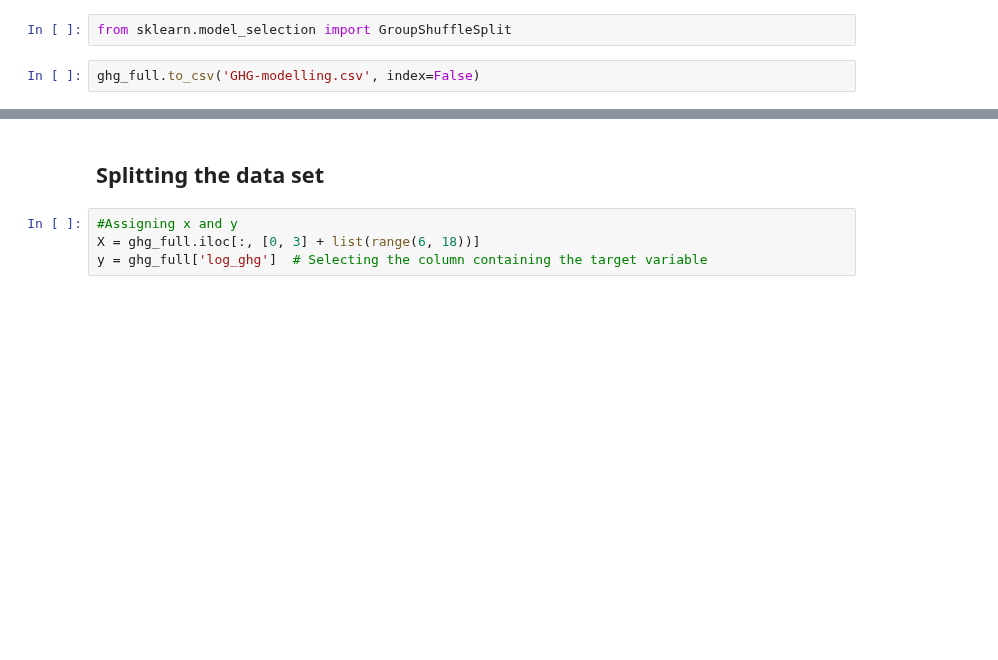
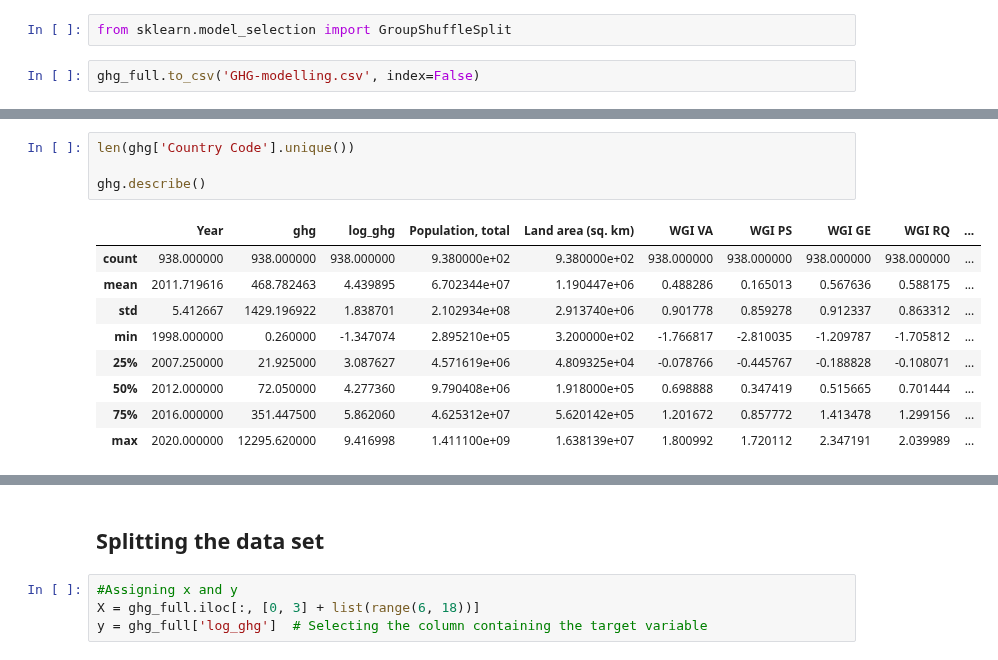
Before and after one commit to marcbarc19/DataScienceExam, a Jupyter notebook: ghg-modelling.ipynb, the cells around one changed output, grey strips where cells are left out. Saved outputs shown, nothing was run; the diff lists cells and outputs as text; blank space fills up the shorter version.

```diff
--- a/ghg-modelling.ipynb
+++ b/ghg-modelling.ipynb
@@ -273,0 +311,14 @@ ghg_full.to_csv('GHG-modelling.csv', index=False)
+# %%
+len(ghg['Country Code'].unique())
+
+ghg.describe()
+# %% [output]
+|  | Year | ghg | log_ghg | Population, total | Land area (sq. km) | WGI VA | WGI PS | WGI GE | WGI RQ | ... |
+| count | 938.000000 | 938.000000 | 938.000000 | 9.380000e+02 | 9.380000e+02 | 938.000000 | 938.000000 | 938.000000 | 938.000000 | ... |
+| mean | 2011.719616 | 468.782463 | 4.439895 | 6.702344e+07 | 1.190447e+06 | 0.488286 | 0.165013 | 0.567636 | 0.588175 | ... |
+| std | 5.412667 | 1429.196922 | 1.838701 | 2.102934e+08 | 2.913740e+06 | 0.901778 | 0.859278 | 0.912337 | 0.863312 | ... |
+| min | 1998.000000 | 0.260000 | -1.347074 | 2.895210e+05 | 3.200000e+02 | -1.766817 | -2.810035 | -1.209787 | -1.705812 | ... |
+| 25% | 2007.250000 | 21.925000 | 3.087627 | 4.571619e+06 | 4.809325e+04 | -0.078766 | -0.445767 | -0.188828 | -0.108071 | ... |
+| 50% | 2012.000000 | 72.050000 | 4.277360 | 9.790408e+06 | 1.918000e+05 | 0.698888 | 0.347419 | 0.515665 | 0.701444 | ... |
+| 75% | 2016.000000 | 351.447500 | 5.862060 | 4.625312e+07 | 5.620142e+05 | 1.201672 | 0.857772 | 1.413478 | 1.299156 | ... |
+| max | 2020.000000 | 12295.620000 | 9.416998 | 1.411100e+09 | 1.638139e+07 | 1.800992 | 1.720112 | 2.347191 | 2.039989 | ... |
```
Also changed, not shown: parts of 10 cells of this notebook.
